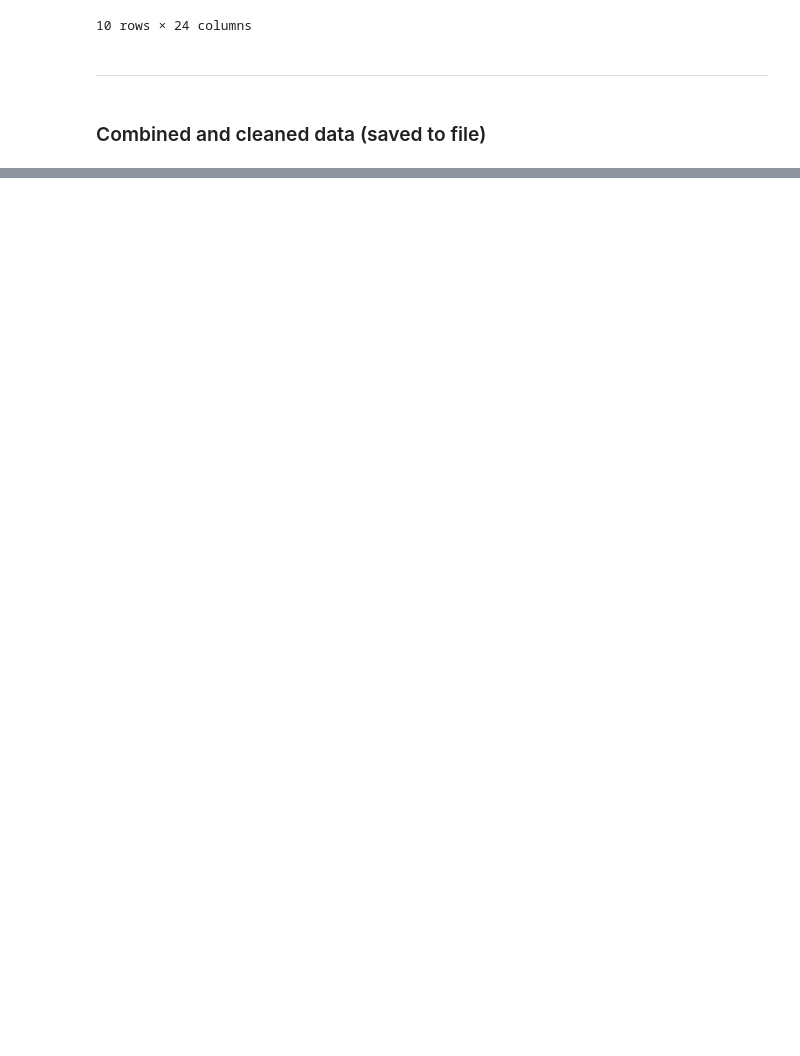
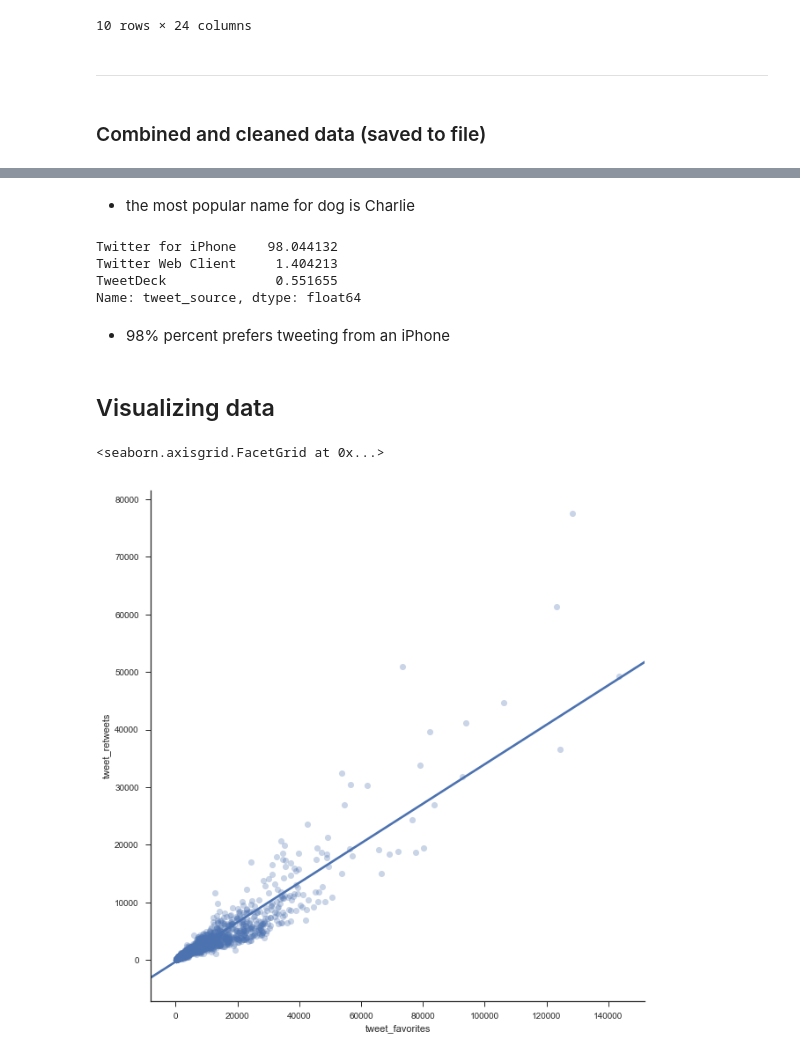
Before and after one commit to acomrsic/Data-Analyst-Nanodegree, a Jupyter notebook: Projects/Data Wrangling/wrangle_act.ipynb, the cells around one changed output, grey strips where cells are left out. Saved outputs shown, nothing was run; the diff lists cells and outputs as text; code cells hidden in the pictures; blank space fills up the shorter version.

```diff
--- a/Projects/Data Wrangling/wrangle_act.ipynb
+++ b/Projects/Data Wrangling/wrangle_act.ipynb
@@ -707,0 +757,23 @@ we_rate_dogs_clean.to_csv('twitter_archive_master.csv', encoding = 'utf-8')
+# %% [markdown]
+- the most popular name for dog is Charlie
+# %%
+we_rate_dogs_clean['tweet_source'].value_counts() / len(we_rate_dogs_clean) * 100
+# %% [output]
+Twitter for iPhone    98.044132
+Twitter Web Client     1.404213
+TweetDeck              0.551655
+Name: tweet_source, dtype: float64
+# %% [markdown]
+- 98% percent prefers tweeting from an iPhone
+# %% [markdown]
+## Visualizing data
+# %%
+import seaborn as sns
+sns.set(style="ticks")
+
+sns.lmplot(x="tweet_favorites", y="tweet_retweets", data=we_rate_dogs_clean,
+           ci=None, palette="muted", size=9,
+           scatter_kws={"s": 50, "alpha": 0.3})
+# %% [output]
+<seaborn.axisgrid.FacetGrid at 0x...>
+[figure, added]
```
Also changed, not shown: parts of 17 cells of this notebook.
